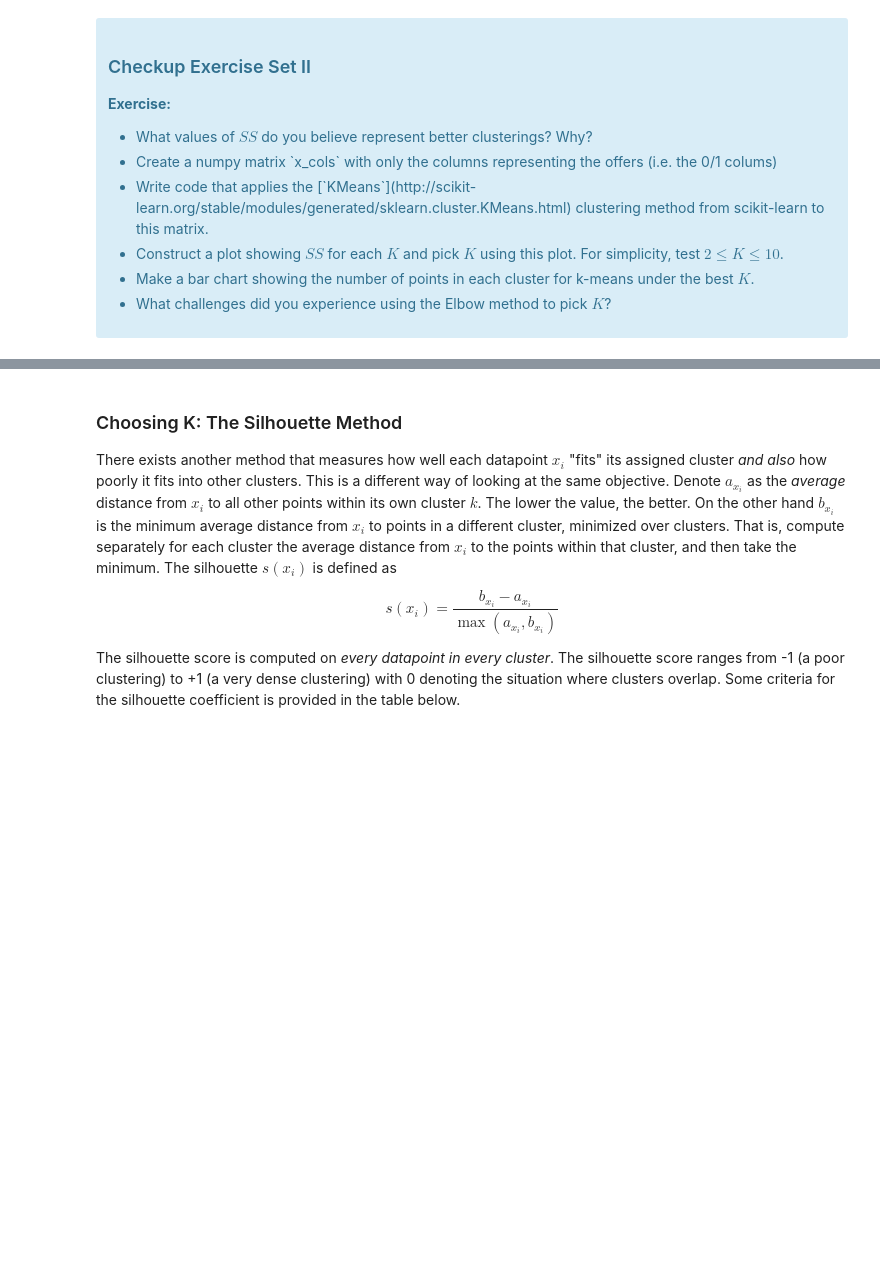
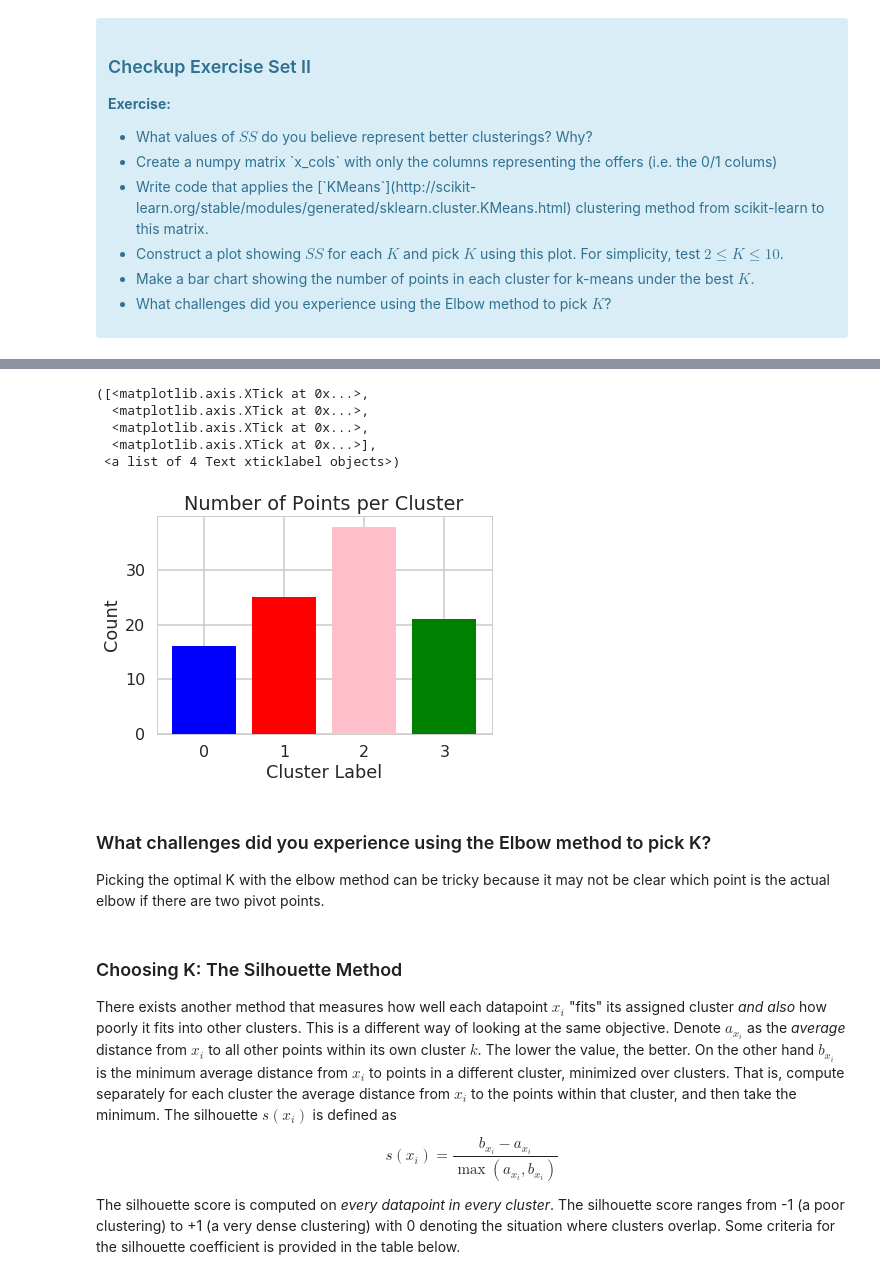
Before and after one commit to chiknes/Springboard-Mini-Projects, a Jupyter notebook: aic-8_2_10_clustering-mini-project/Mini_Project_Clustering.ipynb, the cells around one changed output, grey strips where cells are left out. Cells and saved outputs as stored; diff of their text form; code cells hidden in the pictures; blank space fills up the shorter version.

```diff
--- a/aic-8_2_10_clustering-mini-project/Mini_Project_Clustering.ipynb
+++ b/aic-8_2_10_clustering-mini-project/Mini_Project_Clustering.ipynb
@@ -76,0 +136,5 @@ where $x_i$ is a point, $C_k$ represents cluster $k$ and $\mu_k$ is the centroid
+# %%
+# Write code that applies the KMeans clustering method from scikit-learn to this matrix.
+from sklearn.cluster import KMeans
+df_response['cluster'] = KMeans(n_clusters=5).fit_predict(x_cols)
+df_response.cluster.value_counts()
@@ -76,0 +185,4 @@ where $x_i$ is a point, $C_k$ represents cluster $k$ and $\mu_k$ is the centroid
+# %%
+best_kmeans = KMeans(n_clusters=4)
+df_response.cluster = best_kmeans.fit_predict(x_cols)
+df_response.head()
@@ -77,3 +198,22 @@ where $x_i$ is a point, $C_k$ represents cluster $k$ and $\mu_k$ is the centroid
+# %%
+# Make a bar chart showing the number of points in each cluster for k-means under the best  K .
+colors = ['pink', 'red', 'green', 'blue', 'purple', 'orange']
+plt.bar(df_response.cluster.unique(), height=df_response.cluster.value_counts(),  align='center', color=colors)
+plt.title("Number of Points per Cluster")
+plt.xlabel("Cluster Label")
+plt.ylabel("Count")
+plt.xticks(df_response.cluster.unique())
+# %% [output]
+([<matplotlib.axis.XTick at 0x...>,
+  <matplotlib.axis.XTick at 0x...>,
+  <matplotlib.axis.XTick at 0x...>,
+  <matplotlib.axis.XTick at 0x...>],
+ <a list of 4 Text xticklabel objects>)
+[figure, added]
+# %% [markdown]
+### What challenges did you experience using the Elbow method to pick  K?
+
+Picking the optimal K with the elbow method can be tricky because it may not be clear which point is the actual elbow if there are two pivot points.
 # %% [markdown]
 ### Choosing K: The Silhouette Method
 
```
Also changed, not shown: parts of 20 cells of this notebook, 5 other files.
